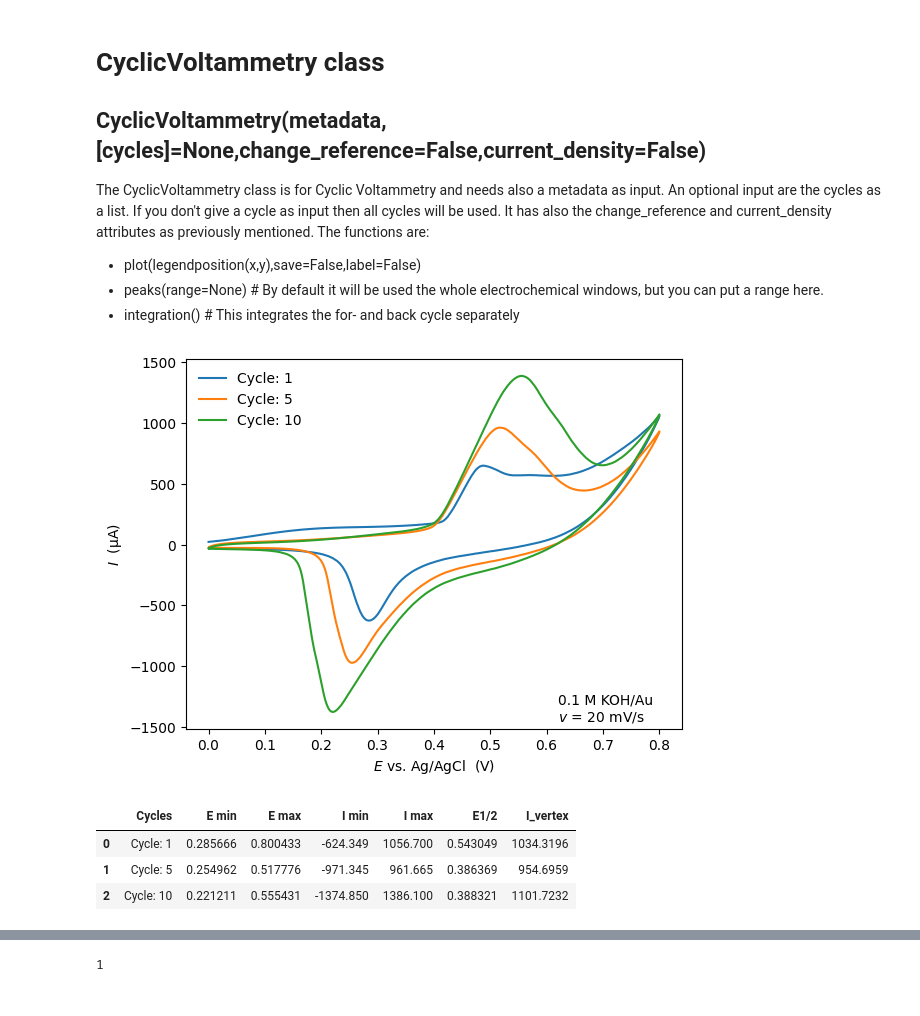
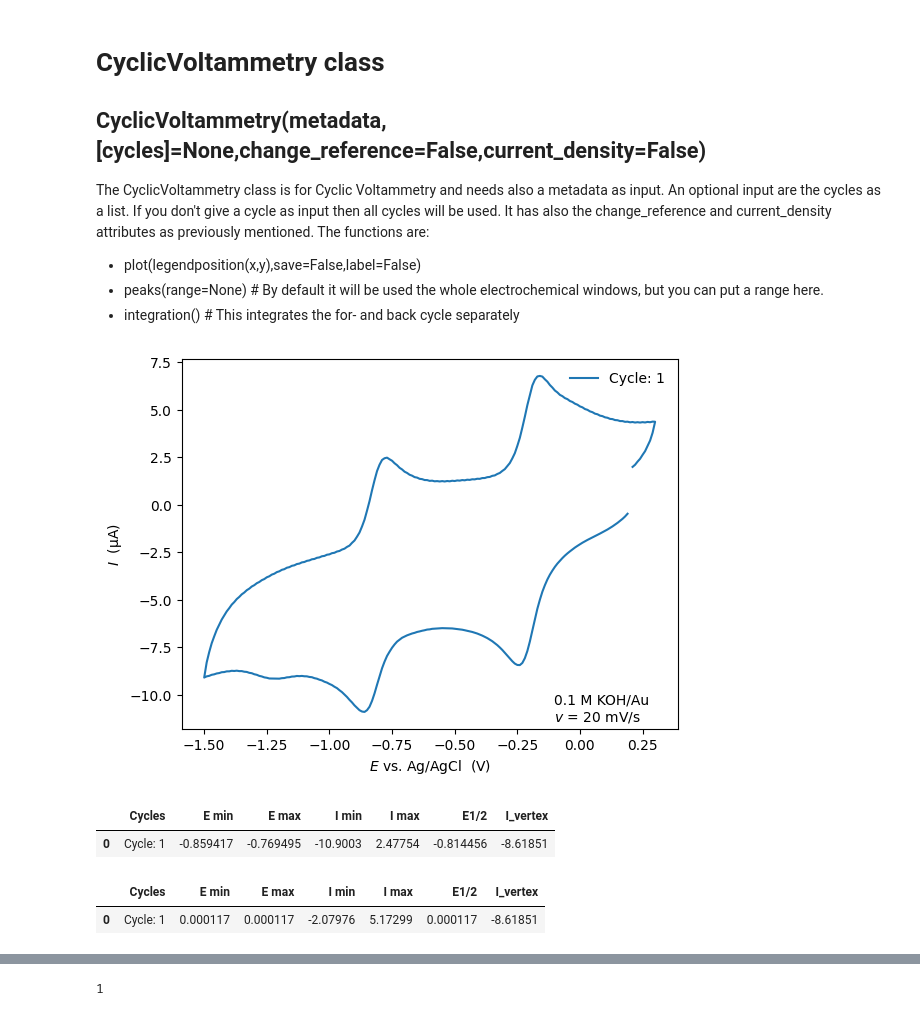
Before and after one commit to FAIRChemistry/datamodel-electrochemistry, a Jupyter notebook: Notebook_with_markdown.ipynb, the cells around one changed output, grey strips where cells are left out. Drawn from its saved outputs; the diff is of its cells as text; code cells hidden in the pictures.

```diff
--- a/Notebook_with_markdown.ipynb
+++ b/Notebook_with_markdown.ipynb
@@ -379,16 +245,25 @@ The CyclicVoltammetry class is for Cyclic Voltammetry and needs also a metadata
 - peaks(range=None) # By default it will be used the whole electrochemical windows, but you can put a range here.
 - integration() # This integrates the for- and back cycle separately
 # %%
-cv_sample=lib.DatasetForPlots(filename="data/CV2.csv",reference="Ag/AgCl",name="Sample1",conducting_salt="KOH",concentration="0.1 M",solvent="H$_2$O",pH="pH 7",substrate="Au",scan_rate="20 mV/s")
+cv_sample=lib.DatasetForPlots(filename="data/CV.csv",reference="Ag/AgCl",name="Sample1",conducting_salt="KOH",concentration="0.1 M",solvent="H$_2$O",pH="pH 7",substrate="Au",scan_rate="20 mV/s")
 # %%
-cv=CyclicVoltammetry(cv_sample,[1,5,10])
-cv.plot()
-cv.peaks()
+cv=CyclicVoltammetry(cv_sample,[1],change_reference=False)
+
 #cv.integration()
-# %% [output]
-[figure, removed]
-|  | Cycles | E min | E max | I min | I max | E1/2 | I_vertex |
-| 0 | Cycle: 1 | 0.285666 | 0.800433 | -624.349 | 1056.700 | 0.543049 | 1034.3196 |
-| 1 | Cycle: 5 | 0.254962 | 0.517776 | -971.345 | 961.665 | 0.386369 | 954.6959 |
-| 2 | Cycle: 10 | 0.221211 | 0.555431 | -1374.850 | 1386.100 | 0.388321 | 1101.7232 |
+# %%
+cv.plot()
+peaks1=cv.peaks((-1,-0.5))
+peaks2=cv.peaks((-0,5,-0))
+# %% [output]
+[figure, added]
+# %%
+peaks1
+# %% [output]
+|  | Cycles | E min | E max | I min | I max | E1/2 | I_vertex |
+| 0 | Cycle: 1 | -0.859417 | -0.769495 | -10.9003 | 2.47754 | -0.814456 | -8.61851 |
+# %%
+peaks2
+# %% [output]
+|  | Cycles | E min | E max | I min | I max | E1/2 | I_vertex |
+| 0 | Cycle: 1 | 0.000117 | 0.000117 | -2.07976 | 5.17299 | 0.000117 | -8.61851 |
 # %%
```
Also changed, not shown: parts of 24 cells of this notebook, 2 other files.
